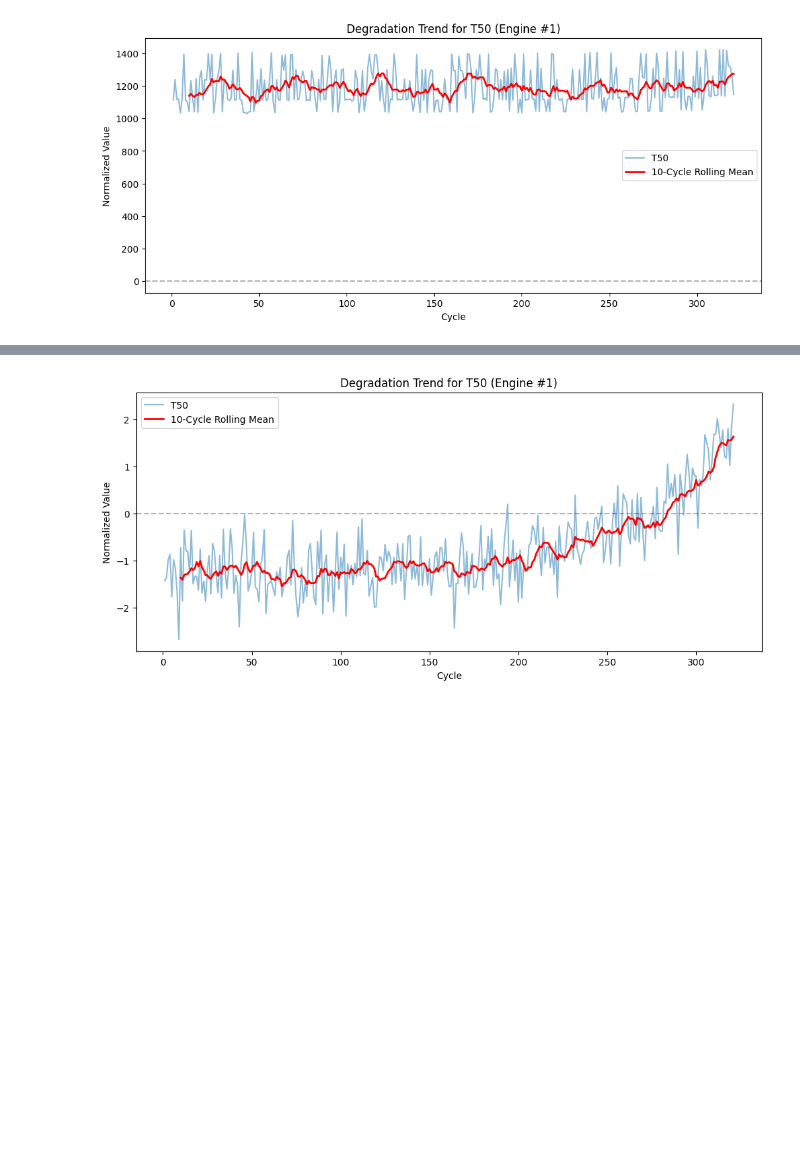
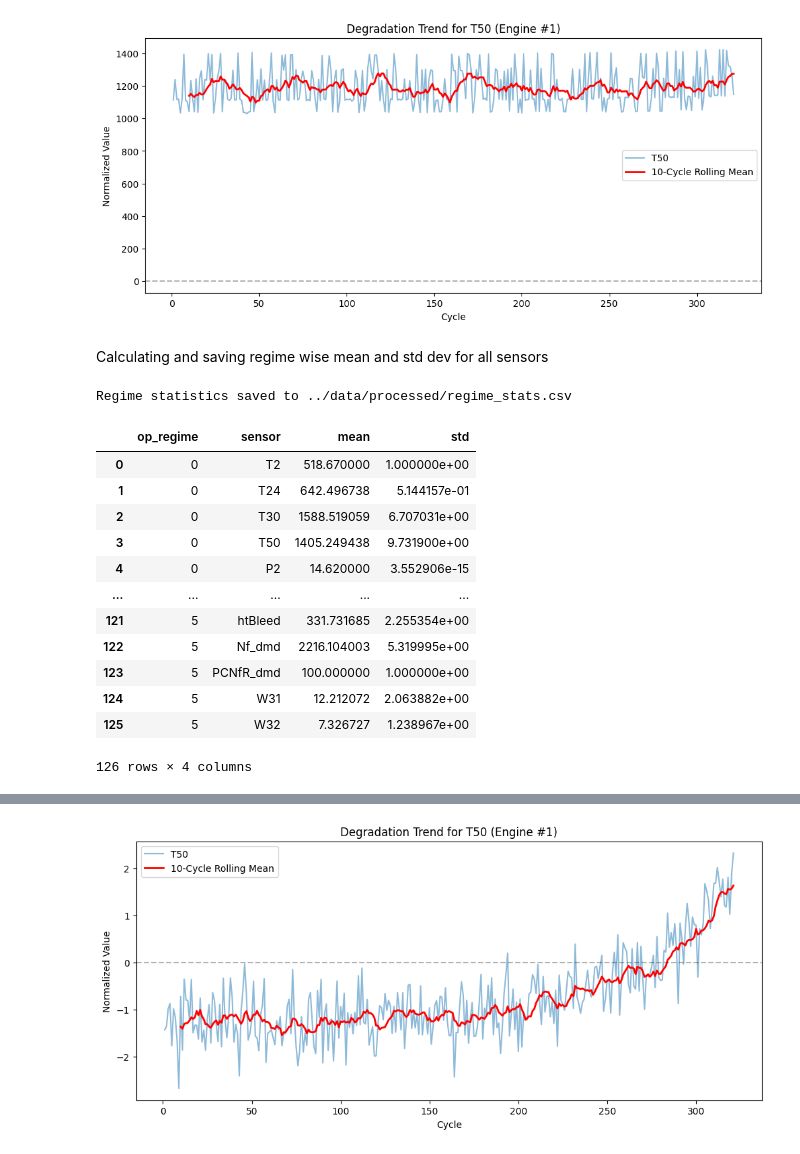
Before and after one commit to borgaonkarjui/survival_analysis_cmapss, a Jupyter notebook: notebooks/exploratory_data_analysis.ipynb, the cells around one changed output, grey strips where cells are left out. Drawn from its saved outputs; the diff is of its cells as text; code cells hidden in the pictures; blank space fills up the shorter version.

```diff
--- a/notebooks/exploratory_data_analysis.ipynb
+++ b/notebooks/exploratory_data_analysis.ipynb
@@ -202,3 +202,5 @@ Identified 6 unique operating regimes.
 eda.visualize_degradation_start(df_regime, unit_id=1, sensor='T50')
 # %% [output]
 [figure]
+# %% [markdown]
+Calculating and saving regime wise mean and std dev for all sensors
@@ -205 +209,18 @@ eda.visualize_degradation_start(df_regime, unit_id=1, sensor='T50')
+# %%
+dp.save_regime_stats(df_regime, output_path=stats_path)
+# %% [output]
+Regime statistics saved to ../data/processed/regime_stats.csv
+|  | op_regime | sensor | mean | std |
+| 0 | 0 | T2 | 518.670000 | 1.000000e+00 |
+| 1 | 0 | T24 | 642.496738 | 5.144157e-01 |
+| 2 | 0 | T30 | 1588.519059 | 6.707031e+00 |
+| 3 | 0 | T50 | 1405.249438 | 9.731900e+00 |
+| 4 | 0 | P2 | 14.620000 | 3.552906e-15 |
+| ... | ... | ... | ... | ... |
+| 121 | 5 | htBleed | 331.731685 | 2.255354e+00 |
+| 122 | 5 | Nf_dmd | 2216.104003 | 5.319995e+00 |
+| 123 | 5 | PCNfR_dmd | 100.000000 | 1.000000e+00 |
+| 124 | 5 | W31 | 12.212072 | 2.063882e+00 |
+| 125 | 5 | W32 | 7.326727 | 1.238967e+00 |
+126 rows × 4 columns
 # %%
```
Also changed, not shown: parts of 4 cells of this notebook, 2 other files.
